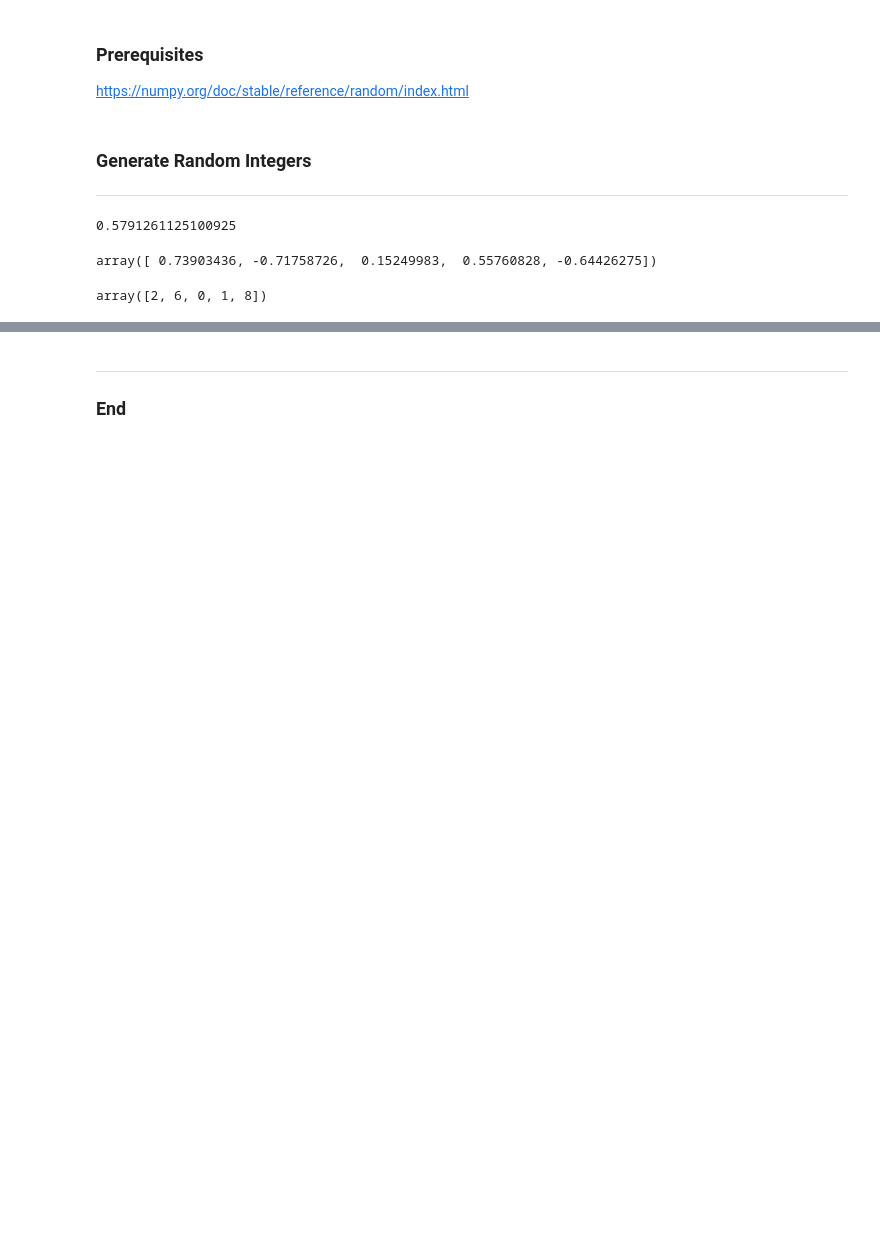
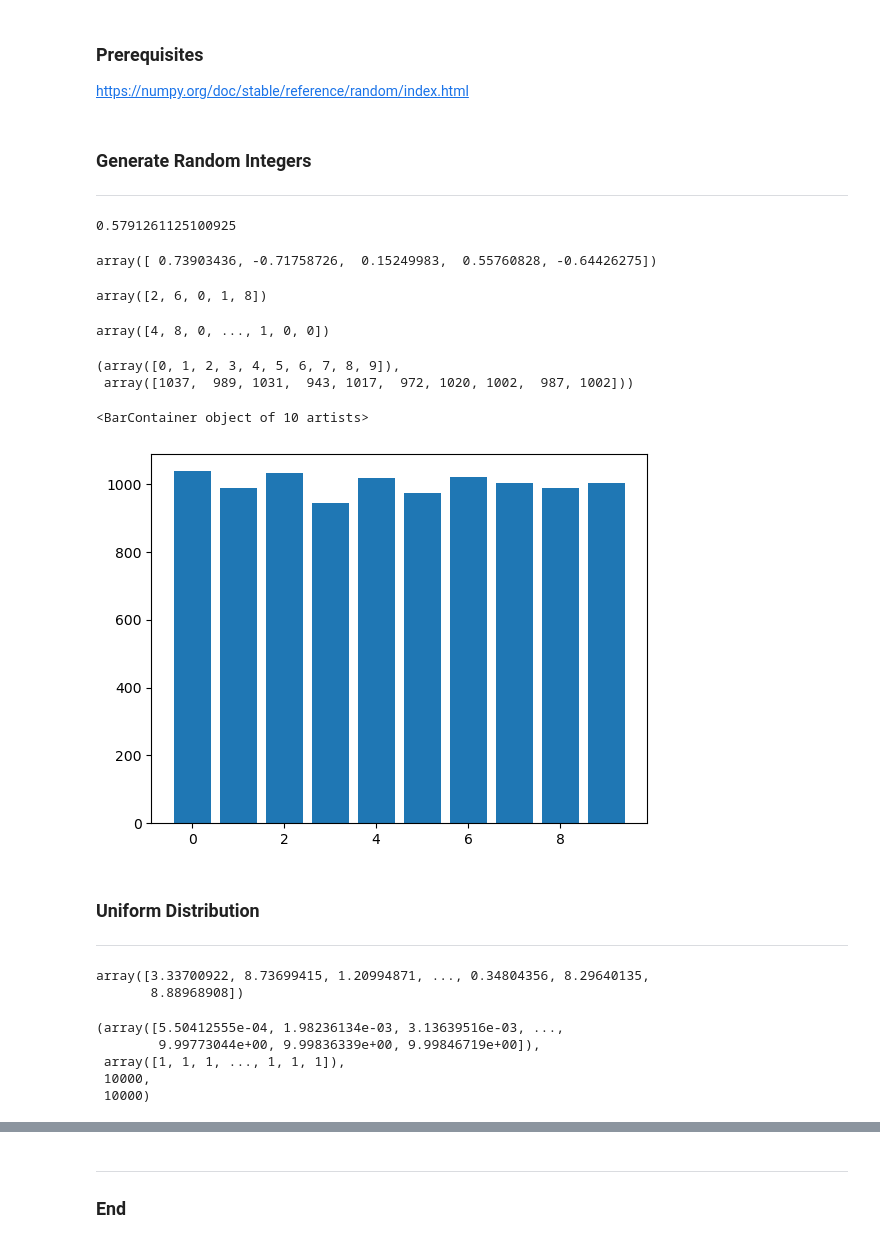
Before and after one commit to galto4/mywork, a Jupyter notebook: random.ipynb, the cells around one changed output, grey strips where cells are left out. Saved outputs shown, nothing was run; the diff lists cells and outputs as text; code cells hidden in the pictures; blank space fills up the shorter version.

Commit message:
Distributions

```diff
--- a/random.ipynb
+++ b/random.ipynb
@@ -29,3 +29,20 @@ array([ 0.73903436, -0.71758726,  0.15249983,  0.55760828, -0.64426275])
 rng.integers(low=0, high=10, size=5)
 # %% [output]
 array([2, 6, 0, 1, 8])
+# %%
+# Generate 10,000 integers over the range (0, 10)
+x = rng.integers(low=0, high=10, size=10000)
+
+# Show x.
+x
+# %% [output]
+array([4, 8, 0, ..., 1, 0, 0])
+# %%
+# Get the counts.
+values, counts = np.unique(x, return_counts=True)
+
+# Show
+values, counts
+# %% [output]
+(array([0, 1, 2, 3, 4, 5, 6, 7, 8, 9]),
+ array([1037,  989, 1031,  943, 1017,  972, 1020, 1002,  987, 1002]))
@@ -31,0 +51,30 @@ array([2, 6, 0, 1, 8])
+# %%
+# Plot the bar chart.
+plt.bar(values, counts)
+# %% [output]
+<BarContainer object of 10 artists>
+[figure, added]
+# %% [markdown]
+### Uniform Distribution
+***
+# %%
+# Generate 10,000 floats uniformly distributed over the range (0, 10).
+x = rng.uniform(low=0.0, high=10.0, size=10000)
+
+# Show
+x
+# %% [output]
+array([3.33700922, 8.73699415, 1.20994871, ..., 0.34804356, 8.29640135,
+       8.88968908])
+# %%
+# Get the counts.
+values, counts = np.unique(x, return_counts=True)
+
+# Show
+values, counts, values.size, counts.size
+# %% [output]
+(array([5.50412555e-04, 1.98236134e-03, 3.13639516e-03, ...,
+        9.99773044e+00, 9.99836339e+00, 9.99846719e+00]),
+ array([1, 1, 1, ..., 1, 1, 1]),
+ 10000,
+ 10000)
```
Also changed, not shown: parts of 6 cells of this notebook.
